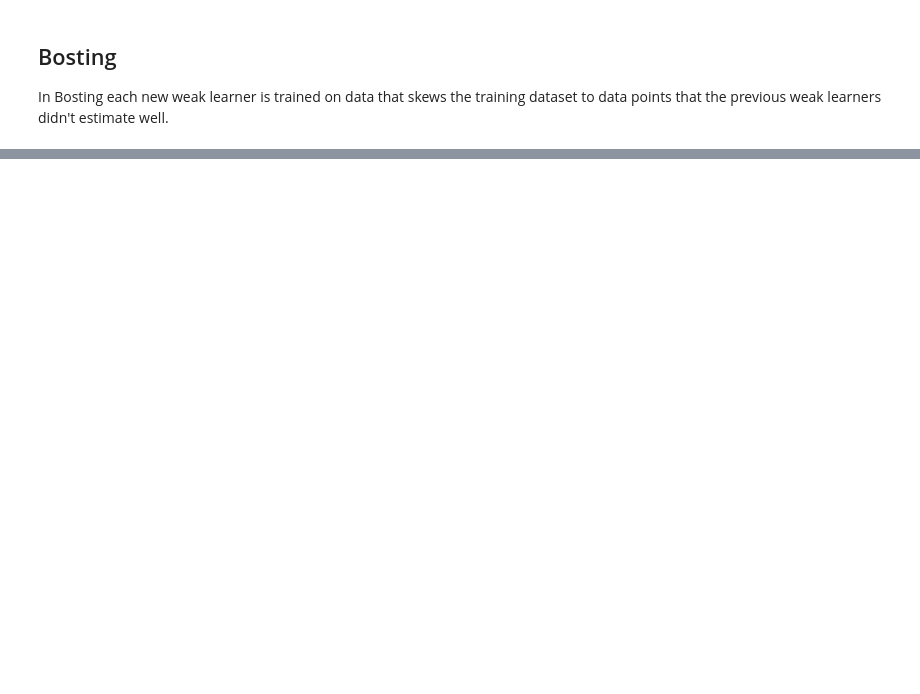
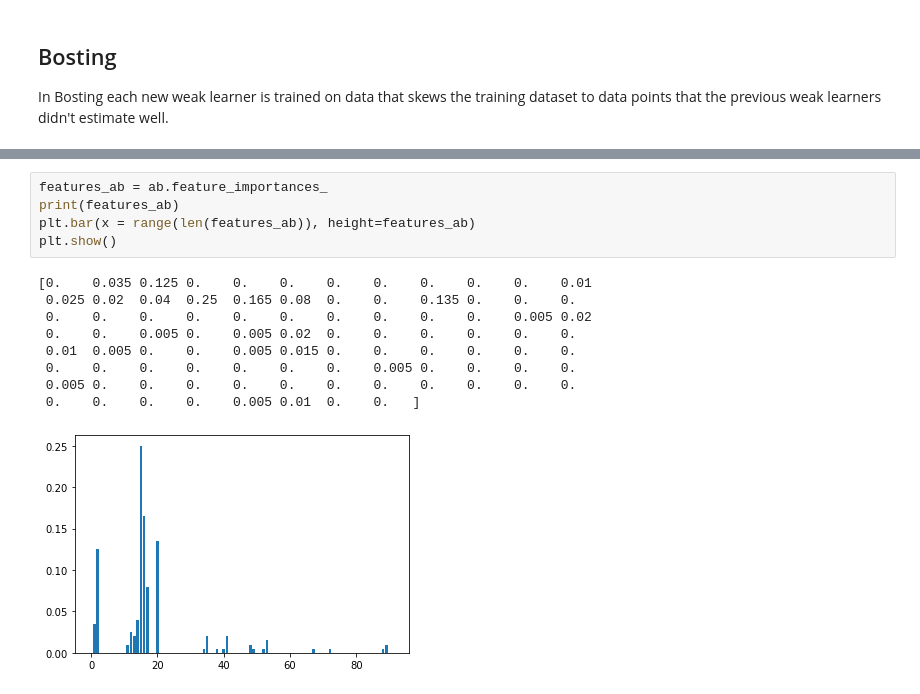
Before and after one commit to pandeysudip/credit-risk, a Jupyter notebook: US_Credit Risk Eval.ipynb, the cells around one changed output, grey strips where cells are left out. Cells and saved outputs as stored; diff of their text form; blank space fills up the shorter version.

```diff
--- a/US_Credit Risk Eval.ipynb
+++ b/US_Credit Risk Eval.ipynb
@@ -521,0 +592,15 @@ weighted avg       0.60      0.59      0.59      4702
+# %%
+features_ab = ab.feature_importances_
+print(features_ab)
+plt.bar(x = range(len(features_ab)), height=features_ab)
+plt.show()
+# %% [output]
+[0.    0.035 0.125 0.    0.    0.    0.    0.    0.    0.    0.    0.01
+ 0.025 0.02  0.04  0.25  0.165 0.08  0.    0.    0.135 0.    0.    0.
+ 0.    0.    0.    0.    0.    0.    0.    0.    0.    0.    0.005 0.02
+ 0.    0.    0.005 0.    0.005 0.02  0.    0.    0.    0.    0.    0.
+ 0.01  0.005 0.    0.    0.005 0.015 0.    0.    0.    0.    0.    0.
+ 0.    0.    0.    0.    0.    0.    0.    0.005 0.    0.    0.    0.
+ 0.005 0.    0.    0.    0.    0.    0.    0.    0.    0.    0.    0.
+ 0.    0.    0.    0.    0.005 0.01  0.    0.   ]
+[figure, added]
```
Also changed, not shown: parts of 8 cells of this notebook, 1 other file.
